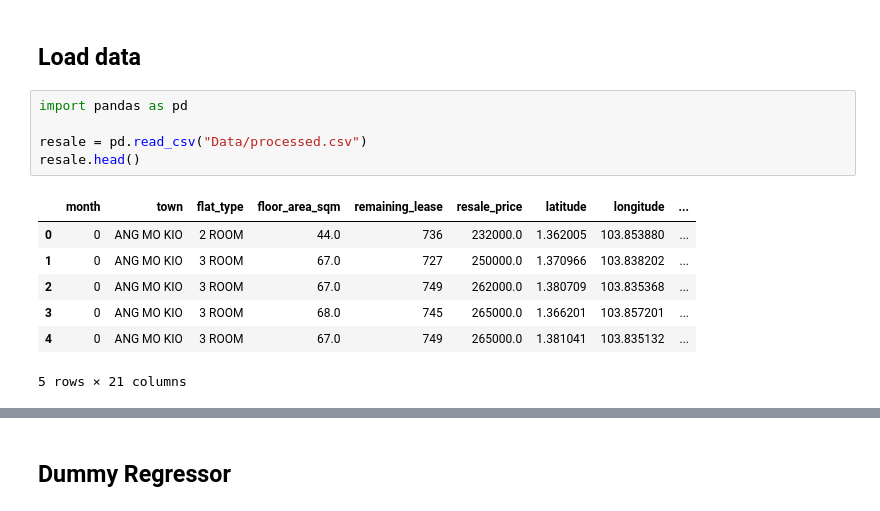
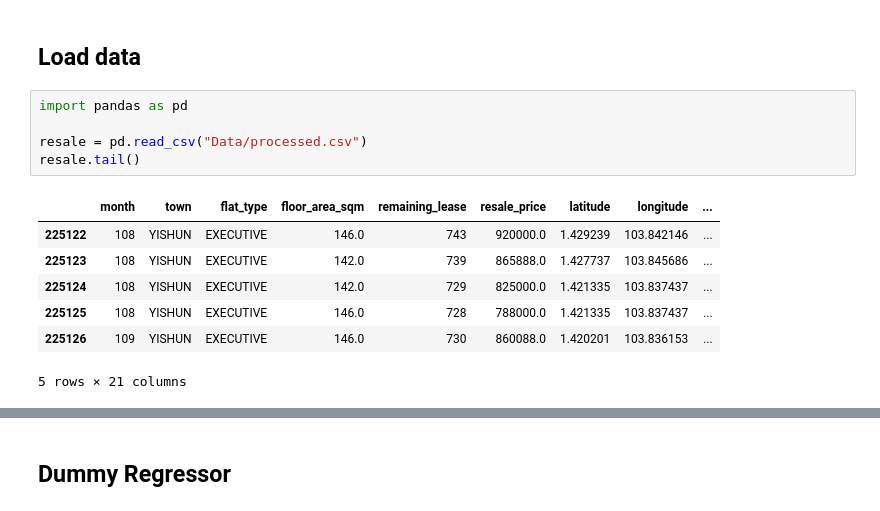
Before and after one commit to halfcoder0/hdb-price-projection-ML, a Jupyter notebook: data-preprocessing.ipynb, the cells around one changed output, grey strips where cells are left out. Saved outputs shown, nothing was run; the diff lists cells and outputs as text.

```diff
--- a/data-preprocessing.ipynb
+++ b/data-preprocessing.ipynb
@@ -1174,15 +780,15 @@ Analyzing 16 numeric features
 # %%
 import pandas as pd
 
 resale = pd.read_csv("Data/processed.csv")
-resale.head()
+resale.tail()
 # %% [output]
 |  | month | town | flat_type | floor_area_sqm | remaining_lease | resale_price | latitude | longitude | ... |
-| 0 | 0 | ANG MO KIO | 2 ROOM | 44.0 | 736 | 232000.0 | 1.362005 | 103.853880 | ... |
-| 1 | 0 | ANG MO KIO | 3 ROOM | 67.0 | 727 | 250000.0 | 1.370966 | 103.838202 | ... |
-| 2 | 0 | ANG MO KIO | 3 ROOM | 67.0 | 749 | 262000.0 | 1.380709 | 103.835368 | ... |
-| 3 | 0 | ANG MO KIO | 3 ROOM | 68.0 | 745 | 265000.0 | 1.366201 | 103.857201 | ... |
-| 4 | 0 | ANG MO KIO | 3 ROOM | 67.0 | 749 | 265000.0 | 1.381041 | 103.835132 | ... |
+| 225122 | 108 | YISHUN | EXECUTIVE | 146.0 | 743 | 920000.0 | 1.429239 | 103.842146 | ... |
+| 225123 | 108 | YISHUN | EXECUTIVE | 142.0 | 739 | 865888.0 | 1.427737 | 103.845686 | ... |
+| 225124 | 108 | YISHUN | EXECUTIVE | 142.0 | 729 | 825000.0 | 1.421335 | 103.837437 | ... |
+| 225125 | 108 | YISHUN | EXECUTIVE | 146.0 | 728 | 788000.0 | 1.421335 | 103.837437 | ... |
+| 225126 | 109 | YISHUN | EXECUTIVE | 146.0 | 730 | 860088.0 | 1.420201 | 103.836153 | ... |
 5 rows × 21 columns
 # %%
 from sklearn.model_selection import train_test_split, KFold
```
Also changed, not shown: parts of 54 cells of this notebook, 2 other files.
